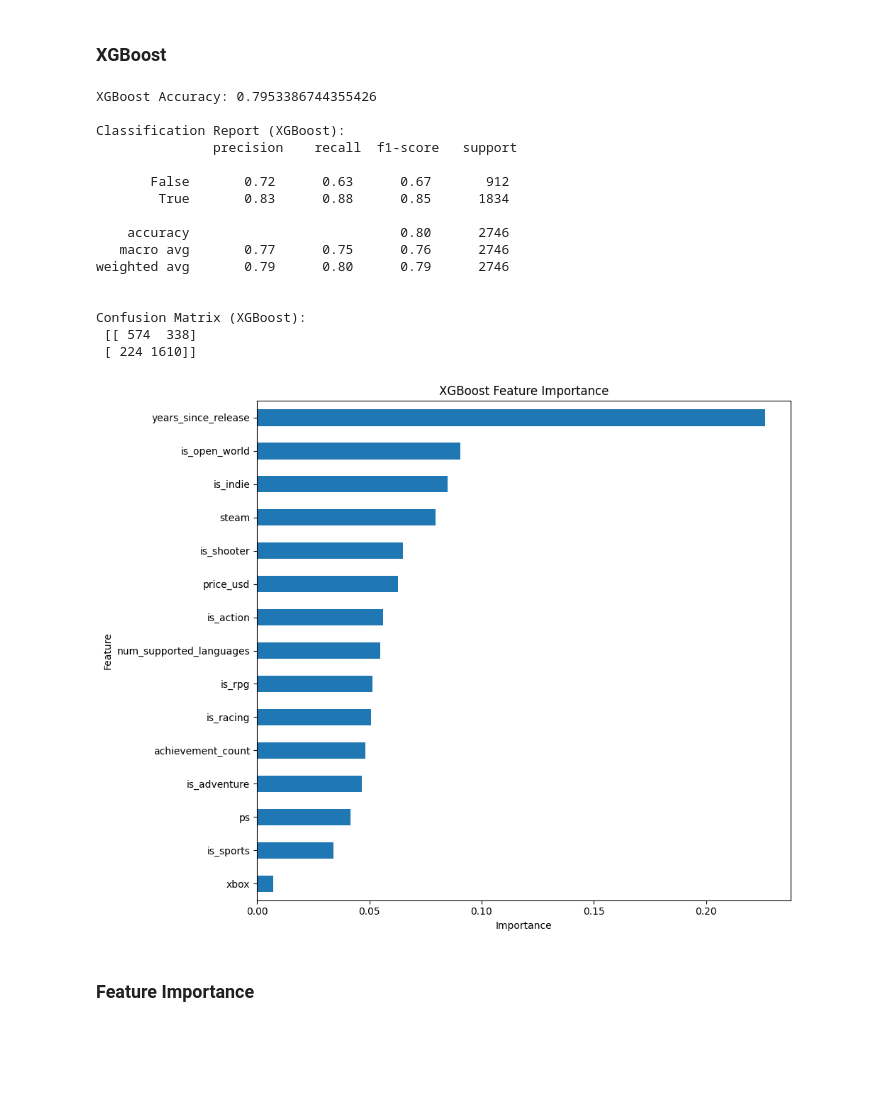
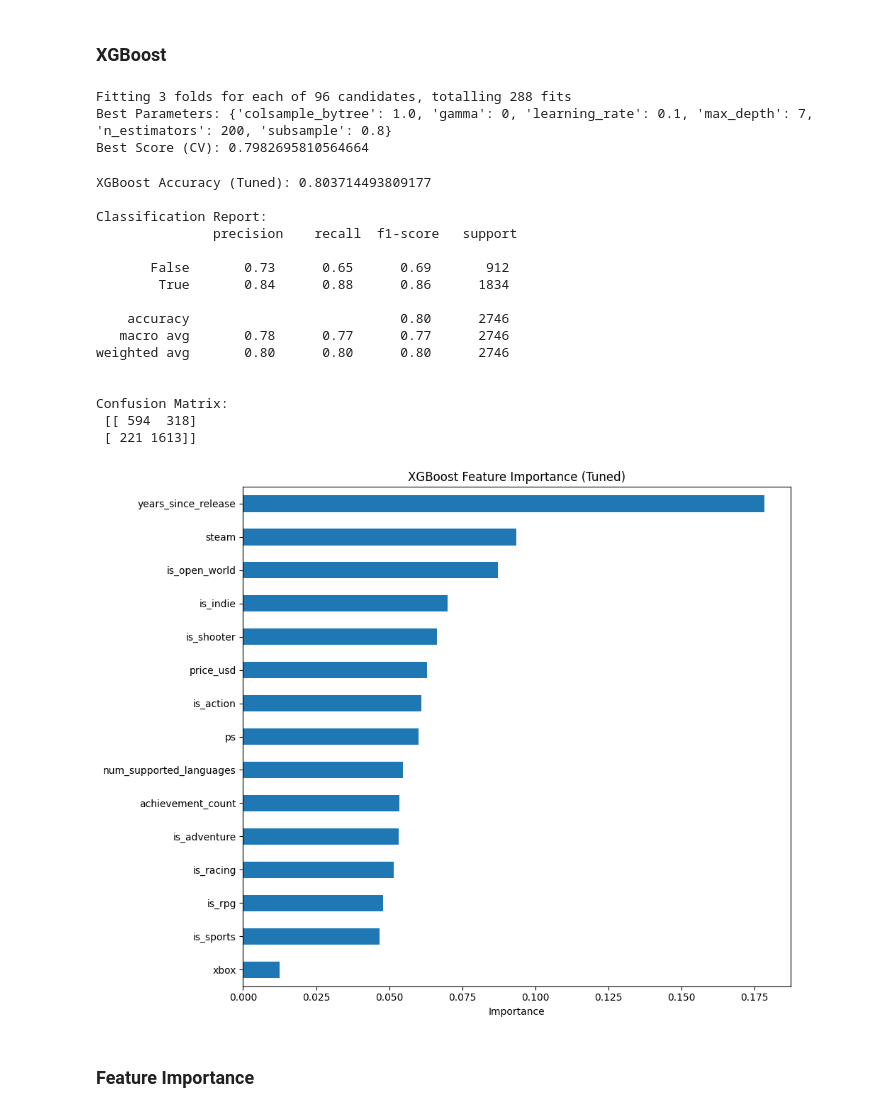
Before and after one commit to yfsongum/video_games_analysis_2025, a Jupyter notebook: SI_618_Project.ipynb, the cells around one changed output. Drawn from its saved outputs; the diff is of its cells as text; code cells hidden in the pictures; blank space fills up the shorter version.

Commit message:
hyperparameter tuning the XGBoost classifier

```diff
--- a/SI_618_Project.ipynb
+++ b/SI_618_Project.ipynb
@@ -3231,43 +3231,65 @@ plt.show()
 [figure]
 # %% [markdown]
 ### XGBoost
+# %%
+from sklearn.model_selection import GridSearchCV
+
+param_grid = {
+    'n_estimators': [100, 200],
+    'max_depth': [3, 5, 7],
+    'learning_rate': [0.05, 0.1],
+    'subsample': [0.8, 1.0],
+    'colsample_bytree': [0.8, 1.0],
+    'gamma': [0, 1]
+}
+
+xgb = XGBClassifier(random_state=42, eval_metric="logloss")
+
+grid_search = GridSearchCV(xgb, param_grid, cv=3, scoring='accuracy', verbose=1, n_jobs=-1)
+grid_search.fit(X_train, y_train)
+
+print("Best Parameters:", grid_search.best_params_)
+print("Best Score (CV):", grid_search.best_score_)
+# %% [output]
+Fitting 3 folds for each of 96 candidates, totalling 288 fits
+Best Parameters: {'colsample_bytree': 1.0, 'gamma': 0, 'learning_rate': 0.1, 'max_depth': 7, 'n_estimators': 200, 'subsample': 0.8}
+Best Score (CV): 0.7982695810564664
 # %%
-xgb = XGBClassifier(random_state=42, use_label_encoder=False, eval_metric="logloss")
-xgb.fit(X_train, y_train)
+best_XGB_model = grid_search.best_estimator_
+y_pred_best = best_XGB_model.predict(X_test)
 
-y_pred_xgb = xgb.predict(X_test)
-
-print("XGBoost Accuracy:", accuracy_score(y_test, y_pred_xgb))
-print("\nClassification Report (XGBoost):\n", classification_report(y_test, y_pred_xgb))
-print("\nConfusion Matrix (XGBoost):\n", confusion_matrix(y_test, y_pred_xgb))
+print("XGBoost Accuracy (Tuned):", accuracy_score(y_test, y_pred_best))
+print("\nClassification Report:\n", classification_report(y_test, y_pred_best))
+print("\nConfusion Matrix:\n", confusion_matrix(y_test, y_pred_best))
 # %% [output]
-XGBoost Accuracy: 0.7953386744355426
+XGBoost Accuracy (Tuned): 0.803714493809177
 
-Classification Report (XGBoost):
+Classification Report:
                precision    recall  f1-score   support
 
-       False       0.72      0.63      0.67       912
-        True       0.83      0.88      0.85      1834
+       False       0.73      0.65      0.69       912
+        True       0.84      0.88      0.86      1834
 
     accuracy                           0.80      2746
-   macro avg       0.77      0.75      0.76      2746
-weighted avg       0.79      0.80      0.79      2746
+   macro avg       0.78      0.77      0.77      2746
+weighted avg       0.80      0.80      0.80      2746
 
 
-Confusion Matrix (XGBoost):
- [[ 574  338]
- [ 224 1610]]
+Confusion Matrix:
+ [[ 594  318]
+ [ 221 1613]]
 # %%
 # Feature importance
-xgb_importances = pd.Series(xgb.feature_importances_, index=feature_cols)
+xgb_importances = pd.Series(best_XGB_model.feature_importances_, index=feature_cols)
+
+# Plot
 xgb_importances.sort_values().plot(kind="barh", figsize=(10, 8))
-plt.title("XGBoost Feature Importance")
+plt.title("XGBoost Feature Importance (Tuned)")
 plt.xlabel("Importance")
-plt.ylabel("Feature")
 plt.tight_layout()
 plt.show()
 # %% [output]
-[figure, old version]
+[figure, new version]
 # %% [markdown]
 ### Feature Importance
 # %% [markdown]
```
Also changed, not shown: parts of 2 cells of this notebook.
